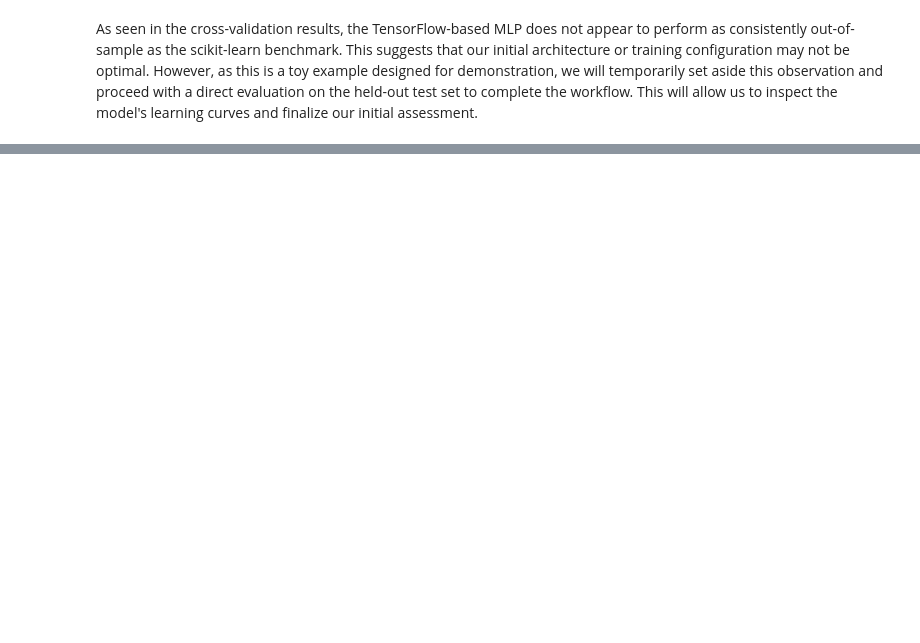
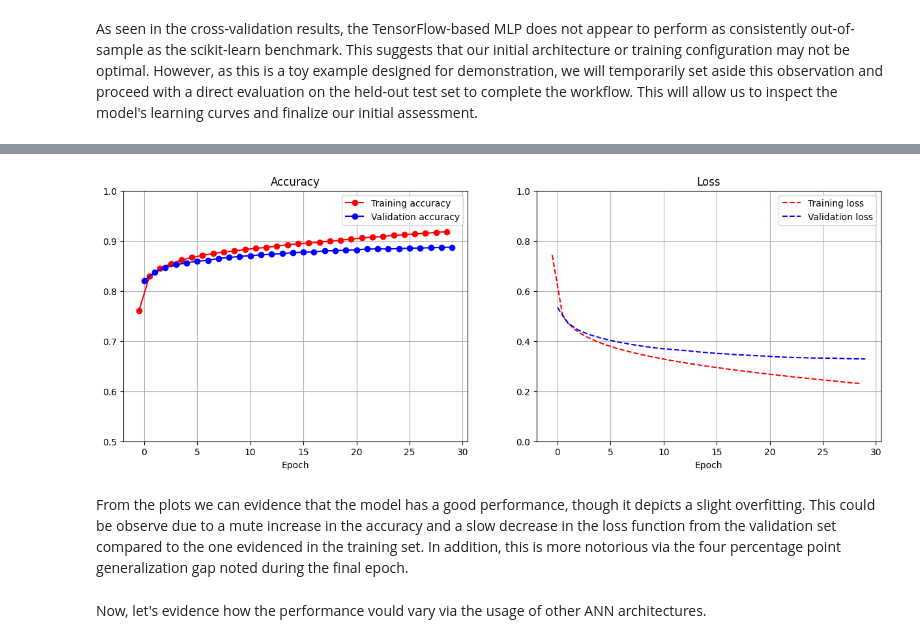
Before and after one commit to nescuderor/Personal_portfolio, a Jupyter notebook: 04_Neural_networks/01_ml_models.ipynb, the cells around one changed output, grey strips where cells are left out. Cells and saved outputs as stored; diff of their text form; code cells hidden in the pictures; blank space fills up the shorter version.

```diff
--- a/04_Neural_networks/01_ml_models.ipynb
+++ b/04_Neural_networks/01_ml_models.ipynb
@@ -722,0 +808,10 @@ This initial result serves as a valuable baseline and a classic example of the i
+# %%
+# For demonstrating the use of the model, we would create a single validation fold. Which means, I would split the training set
+# into training and validation sets, the last one collecting 20% of the total subsample.
+x_tr = x_train[:-int(len(x_train) * 0.2)]
+x_val = x_train[-int(len(x_train) * 0.2):]
+y_tr = y_train[:-int(len(y_train) * 0.2)]
+y_val = y_train[-int(len(y_train) * 0.2):]
+
+# Fitting the model
+history = model.fit(x=x_tr, y=y_tr, epochs=30, validation_data=(x_val, y_val))
@@ -722,0 +836,31 @@ This initial result serves as a valuable baseline and a classic example of the i
+# %%
+# Evaluating the performance of the model via the loss and accuracy curves
+# Training progression
+evol = history.history
+epochs = history.epoch
+
+# Visualization
+fig, (ax1, ax2) = plt.subplots(ncols=2, figsize=(15, 5))
+ax1.plot(np.array(epochs) - 0.5, evol["accuracy"], "-or", label = "Training accuracy")
+ax1.plot(epochs, evol["val_accuracy"], "-ob", label = "Validation accuracy")
+ax1.legend()
+ax1.grid()
+ax1.set_title("Accuracy")
+ax1.set_ylim([0.5, 1])
+ax1.set_xlabel("Epoch")
+
+ax2.plot(np.array(epochs) - 0.5, evol["loss"], "--r", label = "Training loss")
+ax2.plot(epochs, evol["val_loss"], "--b", label = "Validation loss")
+ax2.legend()
+ax2.grid()
+ax2.set_title("Loss")
+ax2.set_ylim([0, 1])
+ax2.set_xlabel("Epoch")
+
+plt.show()
+# %% [output]
+[figure, added]
+# %% [markdown]
+From the plots we can evidence that the model has a good performance, though it depicts a slight overfitting. This could be observe due to a mute increase in the accuracy and a slow decrease in the loss function from the validation set compared to the one evidenced in the training set. In addition, this is more notorious via the four percentage point generalization gap noted during the final epoch.
+# %% [markdown]
+Now, let's evidence how the performance vould vary via the usage of other ANN architectures.
```
Also changed, not shown: parts of 16 cells of this notebook.
